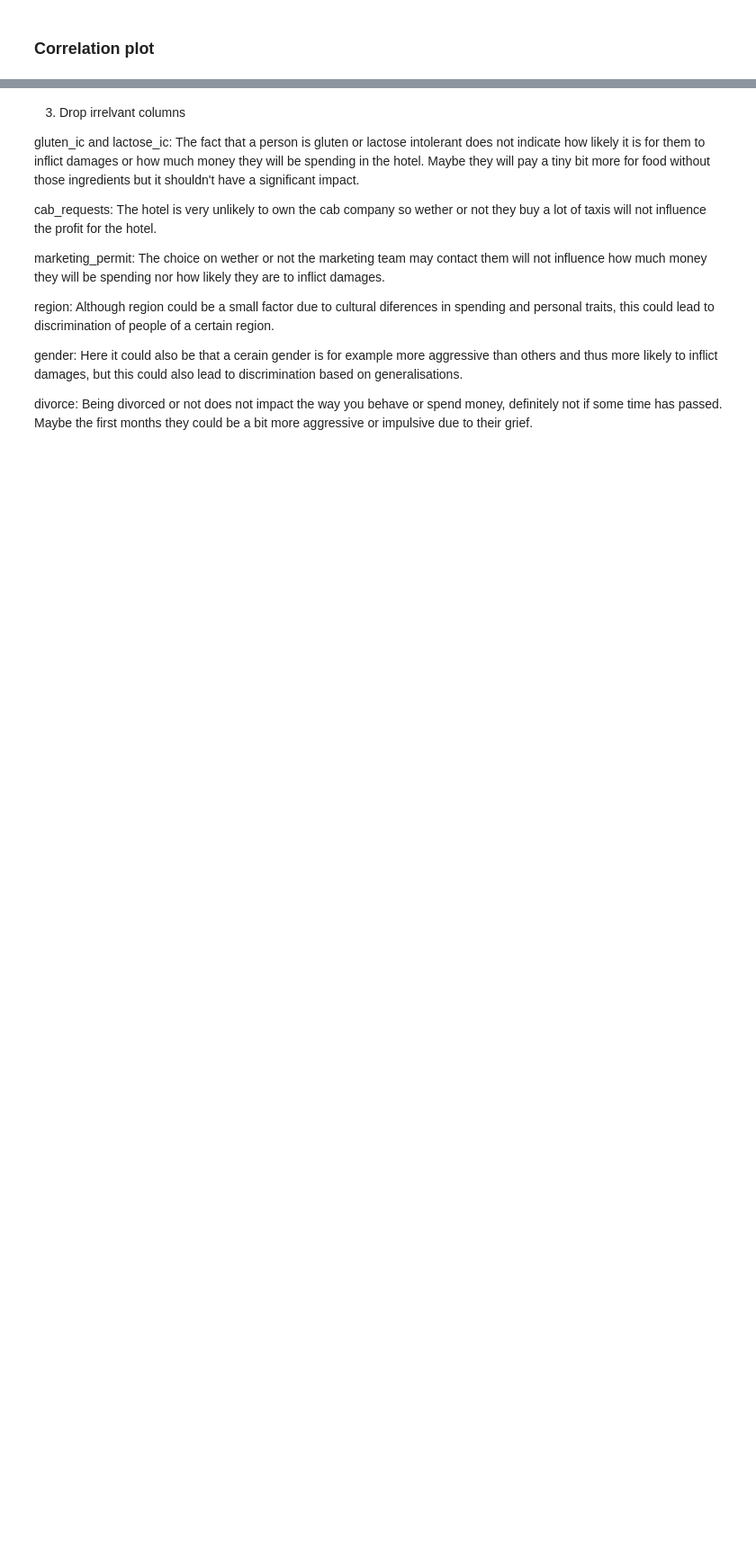
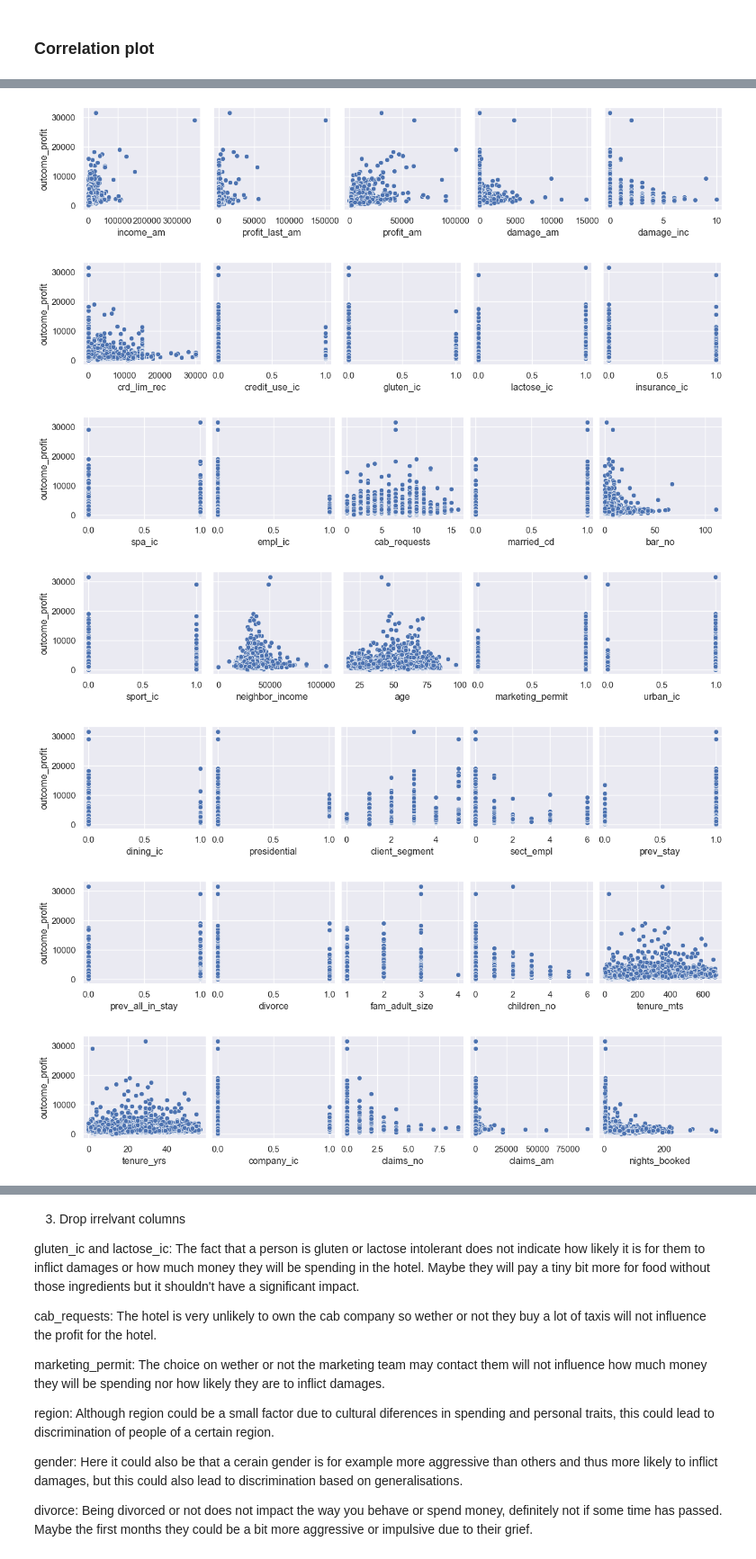
Before and after one commit to TomasHeyneman/Project-ML-, a Jupyter notebook: project.ipynb, the cells around one changed output, grey strips where cells are left out. Shown at 90% size. Cells and saved outputs as stored; diff of their text form; code cells hidden in the pictures; blank space fills up the shorter version.

```diff
--- a/project.ipynb
+++ b/project.ipynb
@@ -153,18 +323,26 @@ plt.show()
 # %%
-# sns.set()
-# features = train.copy()
-# features = features.drop(["outcome_profit"], 1)
-# xvars = features.columns
-# sns.pairplot(train, y_vars=['outcome_profit'], x_vars=(xvars[0:5]))
-# sns.pairplot(train, y_vars=['outcome_profit'], x_vars=(xvars[5:10]))
-# sns.pairplot(train, y_vars=['outcome_profit'], x_vars=(xvars[10:15]))
-# sns.pairplot(train, y_vars=['outcome_profit'], x_vars=(xvars[15:20]))
-# sns.pairplot(train, y_vars=['outcome_profit'], x_vars=(xvars[20:25]))
-# sns.pairplot(train, y_vars=['outcome_profit'], x_vars=(xvars[25:30]))
-# sns.pairplot(train, y_vars=['outcome_profit'], x_vars=(xvars[30:35]))
-# sns.pairplot(train, y_vars=['outcome_profit'], x_vars=(xvars[35:40]))
-# sns.pairplot(train, y_vars=['outcome_profit'], x_vars=(xvars[40:45]))
-# sns.pairplot(train, y_vars=['outcome_profit'], x_vars=(xvars[45:50]))
-# sns.pairplot(train, y_vars=['outcome_profit'], x_vars=(xvars[50:53]))
+sns.set()
+features = train.copy()
+features = features.drop(["outcome_profit"], 1)
+xvars = features.columns
+sns.pairplot(train, y_vars=['outcome_profit'], x_vars=(xvars[0:5]))
+sns.pairplot(train, y_vars=['outcome_profit'], x_vars=(xvars[5:10]))
+sns.pairplot(train, y_vars=['outcome_profit'], x_vars=(xvars[10:15]))
+sns.pairplot(train, y_vars=['outcome_profit'], x_vars=(xvars[15:20]))
+sns.pairplot(train, y_vars=['outcome_profit'], x_vars=(xvars[20:25]))
+sns.pairplot(train, y_vars=['outcome_profit'], x_vars=(xvars[25:30]))
+sns.pairplot(train, y_vars=['outcome_profit'], x_vars=(xvars[30:35]))
+sns.pairplot(train, y_vars=['outcome_profit'], x_vars=(xvars[35:40]))
+sns.pairplot(train, y_vars=['outcome_profit'], x_vars=(xvars[40:45]))
+sns.pairplot(train, y_vars=['outcome_profit'], x_vars=(xvars[45:50]))
+sns.pairplot(train, y_vars=['outcome_profit'], x_vars=(xvars[50:53]))
 
-# plt.show()
+plt.show()
+# %% [output]
+[figure, added]
+[figure, added]
+[figure, added]
+[figure, added]
+[figure, added]
+[figure, added]
+[figure, added]
```
Also changed, not shown: parts of 115 cells of this notebook.
